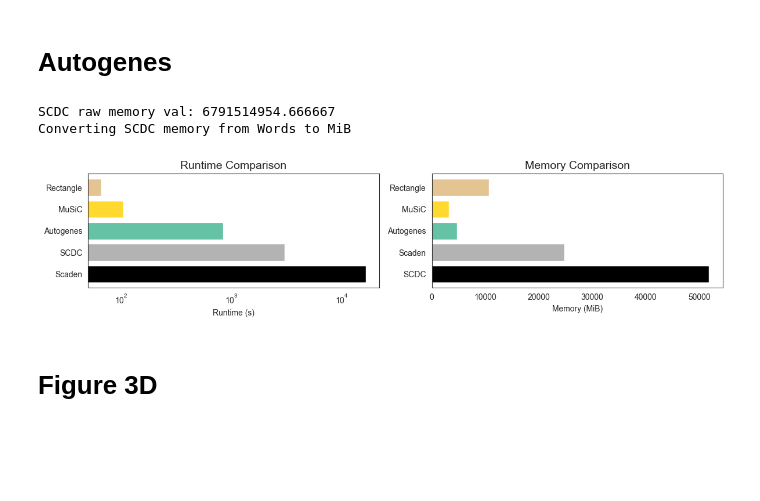
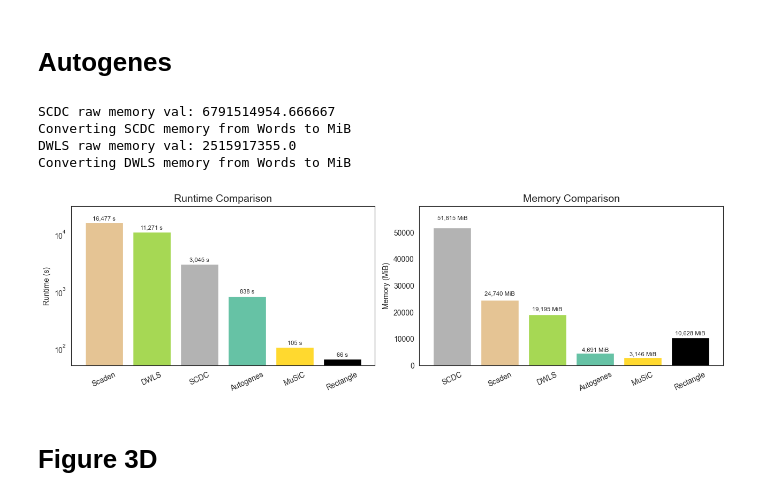
Before and after one commit to ComputationalBiomedicineGroup/rectangle_paper, a Jupyter notebook: notebooks/figure_3.ipynb, the cells around one changed output. Cells and saved outputs as stored; diff of their text form; code cells hidden in the pictures; blank space fills up the shorter version.

```diff
--- a/notebooks/figure_3.ipynb
+++ b/notebooks/figure_3.ipynb
@@ -485,6 +485,7 @@ autogenes_run = pd.read_csv('../data/fig3/autogenes_runtime_summary.csv')
 scdc = pd.read_csv('../data/fig3/scdc.csv')
 music = pd.read_csv('../data/fig3/music.csv')
 scaden = pd.read_csv('../data/fig3/scaden.csv')
+dwls = pd.read_csv('../data/fig3/dwls_benchmark_results.csv')
 
 # Rectangle data
 n_cells_target = rect_mem['n_cells'].max()
@@ -520,6 +521,13 @@ scaden_time_sd = scaden['Time_s'].std()
 scaden_mem_mean = scaden['Peak_Mem_MiB'].mean()
 scaden_mem_sd = scaden['Peak_Mem_MiB'].std()
 
+# dwls data
+dwls_time_mean = dwls['Time_s'].mean()
+dwls_time_sd = dwls['Time_s'].std()
+
+dwls_mem_mean = dwls['Peak_Mem_MiB'].mean()
+dwls_mem_sd = dwls['Peak_Mem_MiB'].std()
+
 # Verify SCDC Memory Units
 scdc_mem_raw = scdc['Peak_Mem_MiB'].mean()
 print(f"SCDC raw memory val: {scdc_mem_raw}")
@@ -531,52 +539,77 @@ if scdc_mem_raw > 1e6:
     scdc_mem_sd = scdc['Peak_Mem_MiB'].std() * 8 / (1024 * 1024)
 else:
     scdc_mem_mean = scdc['Peak_Mem_MiB'].mean()
     scdc_mem_sd = scdc['Peak_Mem_MiB'].std()
 
+# Verify DWLS memory units
+dwls_mem_raw = dwls['Peak_Mem_MiB'].mean()
+print(f"DWLS raw memory val: {dwls_mem_raw}")
+if dwls_mem_raw > 1e6:
+    print("Converting DWLS memory from Words to MiB")
+    dwls_mem_mean = dwls['Peak_Mem_MiB'].mean() * 8 / (1024 * 1024)
+    dwls_mem_sd = dwls['Peak_Mem_MiB'].std() * 8 / (1024 * 1024)
+else:
+    dwls_mem_mean = dwls['Peak_Mem_MiB'].mean()
+    dwls_mem_sd = dwls['Peak_Mem_MiB'].std()
+
 # Create DataFrame for plotting
 df_res = pd.DataFrame({
-    'Method': ['Rectangle', 'SCDC' ,'Autogenes', 'MuSiC', 'Scaden'],
-    'Time_Mean': [rect_time_mean, scdc_time_mean, autogenes_time_mean, music_time_mean, scaden_time_mean],
-    'Time_SD': [rect_time_sd, scdc_time_sd, autogenes_time_sd, music_time_sd, scaden_time_sd],
-    'Memory_Mean': [rect_mem_mean, scdc_mem_mean, autogenes_mem_mean, music_mem_mean, scaden_mem_mean],
-    'Memory_SD': [rect_mem_sd, scdc_mem_sd, autogenes_mem_sd, music_mem_sd, scaden_mem_sd],
+    'Method': ['Rectangle', 'SCDC' ,'Autogenes', 'MuSiC', 'Scaden', 'DWLS'],
+    'Time_Mean': [rect_time_mean, scdc_time_mean, autogenes_time_mean, music_time_mean, scaden_time_mean, dwls_time_mean],
+    'Time_SD': [rect_time_sd, scdc_time_sd, autogenes_time_sd, music_time_sd, scaden_time_sd, dwls_time_sd],
+    'Memory_Mean': [rect_mem_mean, scdc_mem_mean, autogenes_mem_mean, music_mem_mean, scaden_mem_mean, dwls_mem_mean],
+    'Memory_SD': [rect_mem_sd, scdc_mem_sd, autogenes_mem_sd, music_mem_sd, scaden_mem_sd, dwls_mem_sd],
 })
 
 def sort_with_rectangle_bottom(df, value_col, rectangle_name="Rectangle"):
     rect = df[df["Method"] == rectangle_name]
     rest = df[df["Method"] != rectangle_name].sort_values(value_col, ascending=False)
     return pd.concat([rest, rect], ignore_index=True)
 
 runtime_df = sort_with_rectangle_bottom(df_res, "Time_Mean")
 memory_df = sort_with_rectangle_bottom(df_res, "Memory_Mean")
 
-fig, axes = plt.subplots(1, 2, figsize=(12, 3))
-colors = ["#000000", "#B3B3B3","#66C2A5", "#FFD92F","#E5C494"]
+fig, axes = plt.subplots(1, 2, figsize=(13, 4))
+colors = ["#000000", "#B3B3B3","#66C2A5", "#FFD92F","#E5C494", "#A6D854"]
+methods = ['Rectangle', 'SCDC' ,'Autogenes', 'MuSiC', 'Scaden', 'DWLS']
+method_to_color = dict(zip(methods, colors))
 # log y axis
 
 
 
-# Runtime Plot
-axes[0].barh(runtime_df['Method'], runtime_df['Time_Mean'], capsize=9, color=colors)
-axes[0].set_xscale('log')
-axes[0].set_xlabel('Runtime (s)')
-axes[0].set_title('Runtime Comparison')
+# Runtime Plot (vertical)
+bars_rt = axes[0].bar(runtime_df['Method'], runtime_df['Time_Mean'], capsize=9, color=[method_to_color[m] for m in runtime_df['Method']])
+axes[0].set_yscale('log')
+axes[0].set_ylabel('Runtime (s)')
+axes[0].set_title('Runtime Comparison', fontsize=14)
+fmt_runtime = lambda x: f"{x:,.0f} s"
+for bar, val in zip(bars_rt, runtime_df['Time_Mean']):
+    axes[0].text(bar.get_x() + bar.get_width() / 2, val * 1.05, fmt_runtime(val), ha='center', va='bottom', fontsize=8)
+rt_ymin, rt_ymax = axes[0].get_ylim()
+axes[0].set_ylim(rt_ymin, rt_ymax * 1.45)
 
-# Memory Plot
-axes[1].barh(memory_df['Method'], memory_df['Memory_Mean'], capsize=9, color=colors)
-axes[1].set_xlabel('Memory (MiB)')
-axes[1].set_title('Memory Comparison')
-#make title larger
-axes[0].set_title('Runtime Comparison', fontsize=14)
+# Memory Plot (vertical)
+bars_mem = axes[1].bar(memory_df['Method'], memory_df['Memory_Mean'], capsize=9, color=[method_to_color[m] for m in memory_df['Method']])
+axes[1].set_ylabel('Memory (MiB)')
 axes[1].set_title('Memory Comparison', fontsize=14)
+fmt_memory = lambda x: f"{x:,.0f} MiB"
+for bar, val in zip(bars_mem, memory_df['Memory_Mean']):
+    axes[1].text(bar.get_x() + bar.get_width() / 2, val * 1.05, fmt_memory(val), ha='center', va='bottom', fontsize=8)
+mem_ymin, mem_ymax = axes[1].get_ylim()
+axes[1].set_ylim(mem_ymin, mem_ymax * 1.1)
+
+for ax in axes:
+    ax.tick_params(axis='x', rotation=25)
 
 plt.tight_layout()
 plt.savefig('../figures/fig3c_scdc_rectangle_comparison.pdf', dpi=300)
 plt.show()
 # %% [output]
 SCDC raw memory val: 6791514954.666667
 Converting SCDC memory from Words to MiB
+DWLS raw memory val: 2515917355.0
+Converting DWLS memory from Words to MiB
-[figure, old version]
+[figure, new version]
 # %% [markdown]
 # Figure 3D
 # %%
```
Also changed, not shown: 1 other file.
